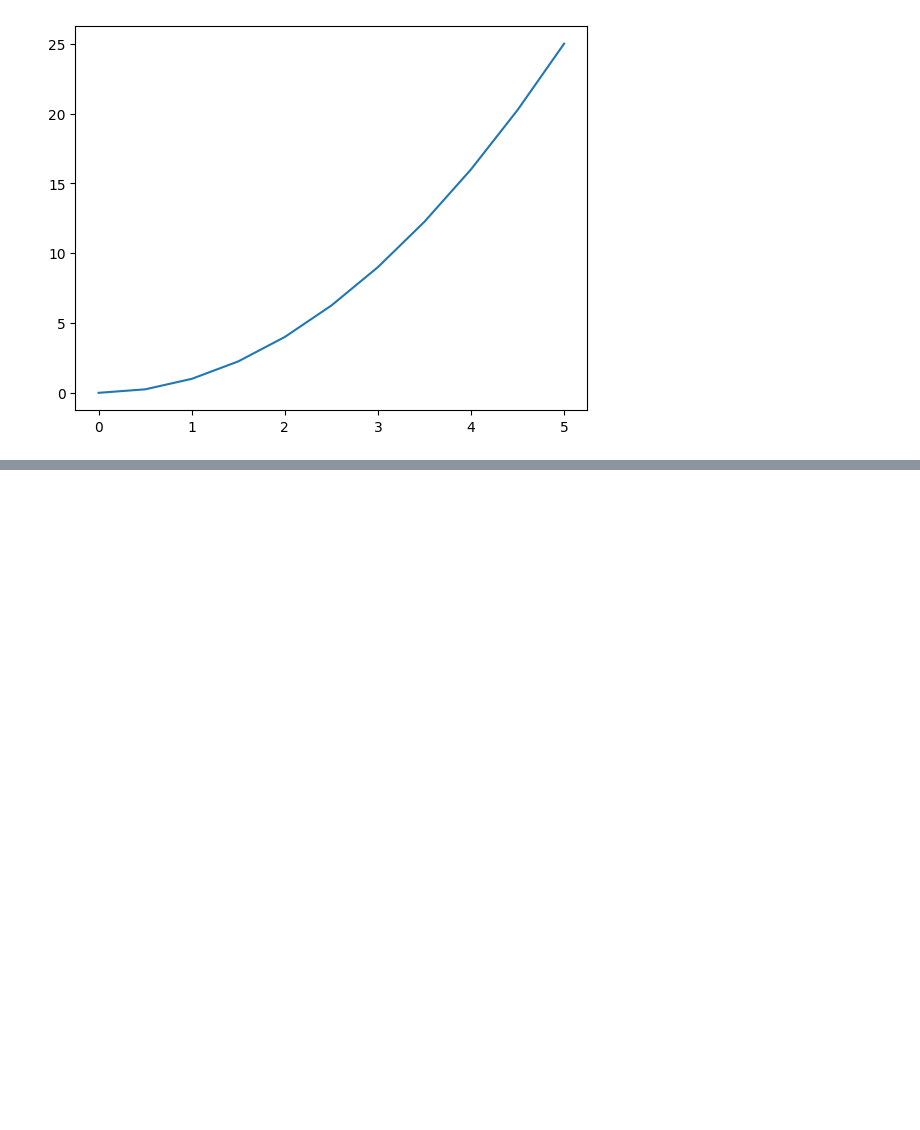
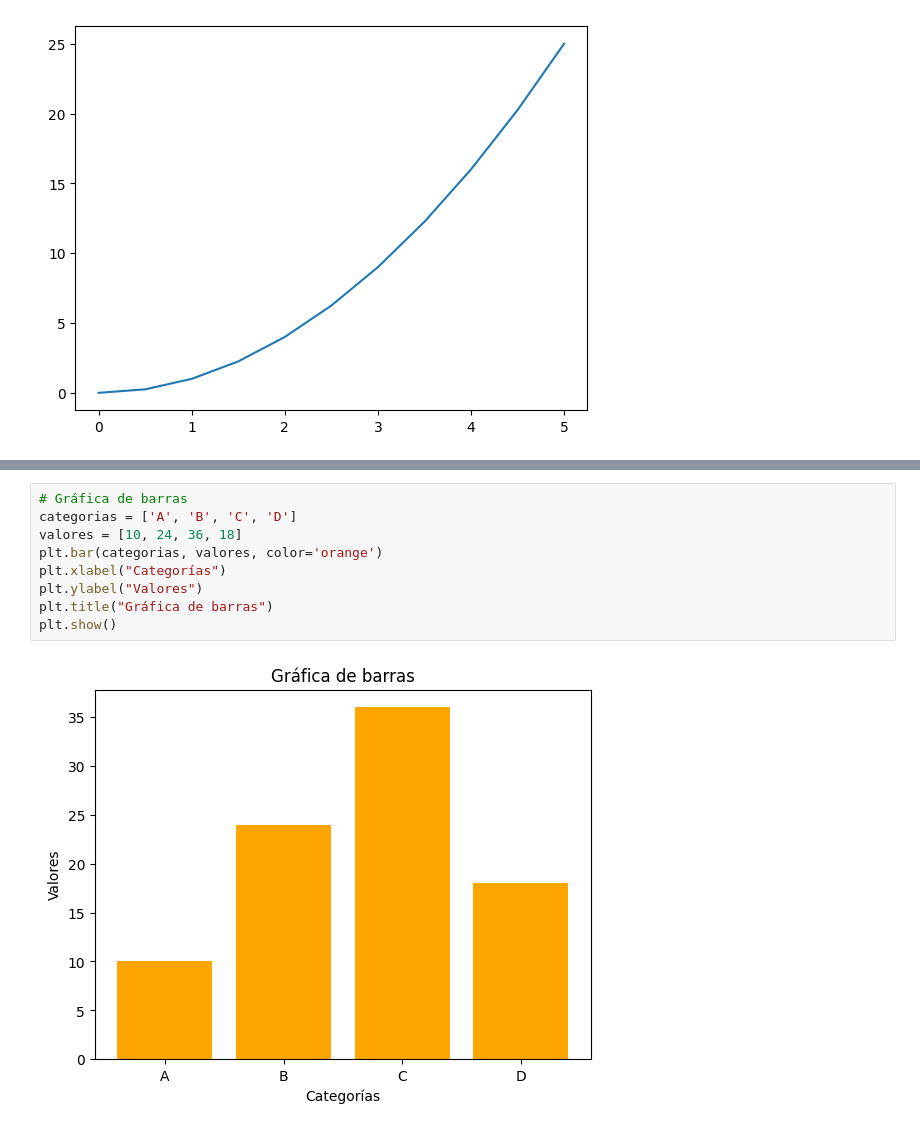
Before and after one commit to Divione-AAA/Ciencia-de-datos, a Jupyter notebook: matplotlib.ipynb, the cells around one changed output, grey strips where cells are left out. Cells and saved outputs as stored; diff of their text form; blank space fills up the shorter version.

```diff
--- a/matplotlib.ipynb
+++ b/matplotlib.ipynb
@@ -36,0 +37,11 @@ axes.plot(x,y)
+# %%
+# Gráfica de barras
+categorias = ['A', 'B', 'C', 'D']
+valores = [10, 24, 36, 18]
+plt.bar(categorias, valores, color='orange')
+plt.xlabel("Categorías")
+plt.ylabel("Valores")
+plt.title("Gráfica de barras")
+plt.show()
+# %% [output]
+[figure, added]
```
Also changed, not shown: parts of 4 cells of this notebook.
